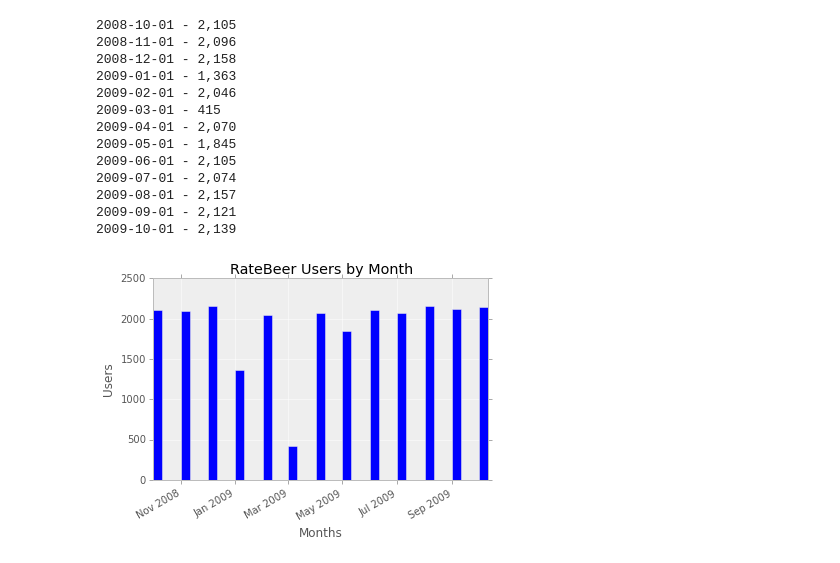
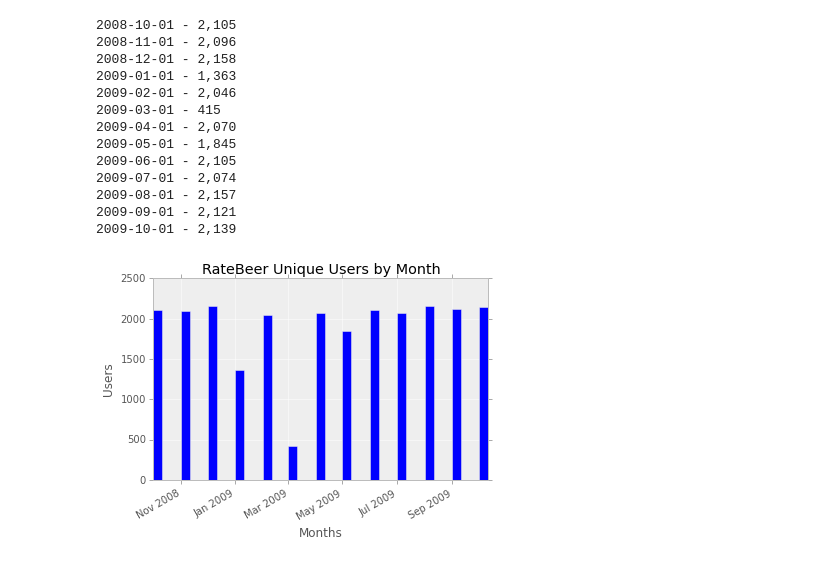
Before and after one commit to seanjh/data-analysis-CM, a Jupyter notebook: BeerDataAnalysis.ipynb, the cells around one changed output. Drawn from its saved outputs; the diff is of its cells as text; code cells hidden in the pictures.

```diff
--- a/BeerDataAnalysis.ipynb
+++ b/BeerDataAnalysis.ipynb
@@ -178,11 +178,11 @@ for i in range(len(months)):
 # %%
 width = 0.35
 fig, axes = plt.subplots(1)
 axes.bar(months, user_counts, width=10)
 fig.autofmt_xdate()
-axes.set_title('RateBeer Users by Month')
+axes.set_title('RateBeer Unique Users by Month')
 axes.set_xlabel('Months')
 axes.set_ylabel('Users')
 axes.fmt_xdata = mdates.DateFormatter('%Y-%m')
 # %% [output]
-[figure, old version]
+[figure, new version]
```
Also changed, not shown: parts of 2 cells of this notebook.
